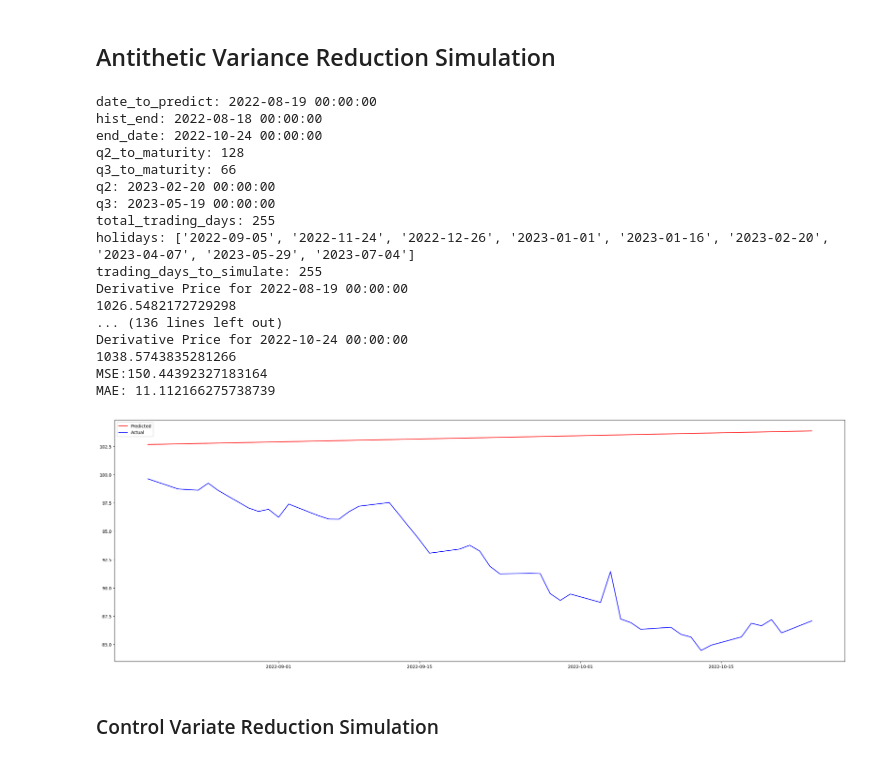
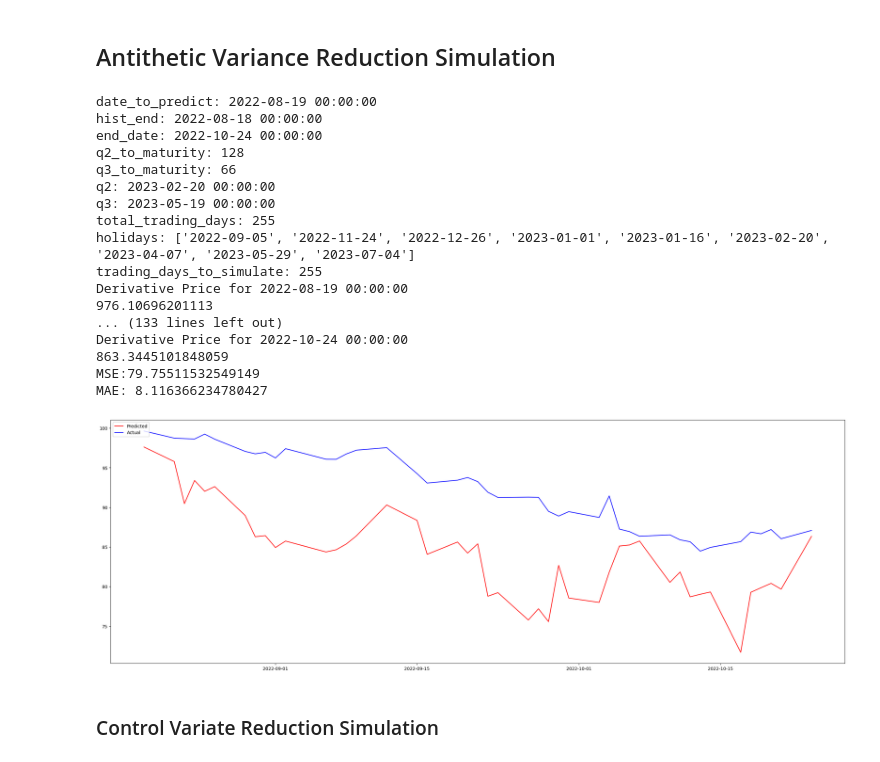
Before and after one commit to Shaojieee/MH4518-Simulation-in-Finance, a Jupyter notebook: python/working.ipynb, the cells around one changed output. Cells and saved outputs as stored; diff of their text form; code cells hidden in the pictures.

```diff
--- a/python/working.ipynb
+++ b/python/working.ipynb
@@ -21,11 +21,11 @@ warnings.filterwarnings("ignore")
 ## No Variance Reduction Simulation
 # %%
 experiment_details = {
-    'Nsim': 250,
+    'Nsim': 1000,
     'latest_price_date': '2022-10-24',
     'variance_reduction': 'AV',
     'GBM': 'multivariate',
-    'r': 0.045
+    'r': 0.0306
 }
 
 aapl_barrier = 85.760
@@ -188,11 +188,11 @@ MAE: 8.499754181873103
 ## Antithetic Variance Reduction Simulation
 # %%
 experiment_details = {
-    'Nsim': 5000,
+    'Nsim': 250,
     'latest_price_date': '2022-10-24',
     'variance_reduction': 'AV',
     'GBM': 'multivariate',
-    'r': 0.045
+    'r': 0.0306
 }
 
 aapl_barrier = 85.760
@@ -320,39 +320,39 @@ while date_to_predict <= end_date:
     date_to_predict += relativedelta(days=+1)
     trading_days_to_simulate -= 1
     hist_end += relativedelta(days=+1)
     # counter+=1
 
 
 predicted_option_price = pd.DataFrame(predicted_option_price)
 predicted_option_price['date'] = pd.to_datetime(predicted_option_price['date'])
 # Scale back to 100%
 predicted_option_price['predicted'] = predicted_option_price['predicted']/10
 actual_option_price = pd.read_csv('../data/derivative_01_11_22.csv')
 actual_option_price['date'] = pd.to_datetime(actual_option_price['date'], format='%Y-%m-%d')
 combined = predicted_option_price.merge(actual_option_price, left_on=['date'], right_on=['date'], validate='one_to_one')
 combined = combined.set_index('date')
 
 
 evaluate_option_price(combined['predicted'], combined['value'], experiment_details)
 # %% [output]
 date_to_predict: 2022-08-19 00:00:00
 hist_end: 2022-08-18 00:00:00
 end_date: 2022-10-24 00:00:00
 q2_to_maturity: 128
 q3_to_maturity: 66
 q2: 2023-02-20 00:00:00
 q3: 2023-05-19 00:00:00
 total_trading_days: 255
 holidays: ['2022-09-05', '2022-11-24', '2022-12-26', '2023-01-01', '2023-01-16', '2023-02-20', '2023-04-07', '2023-05-29', '2023-07-04']
 trading_days_to_simulate: 255
 Derivative Price for 2022-08-19 00:00:00
-1026.5482172729298
-... (136 lines left out)
+976.10696201113
+... (133 lines left out)
 Derivative Price for 2022-10-24 00:00:00
-1038.5743835281266
-MSE:150.44392327183164
-MAE: 11.112166275738739
+863.3445101848059
+MSE:79.75511532549149
+MAE: 8.116366234780427
-[figure, old version]
+[figure, new version]
 # %% [markdown]
 ### Control Variate Reduction Simulation
 # %%
```
Also changed, not shown: parts of 2 cells of this notebook.
